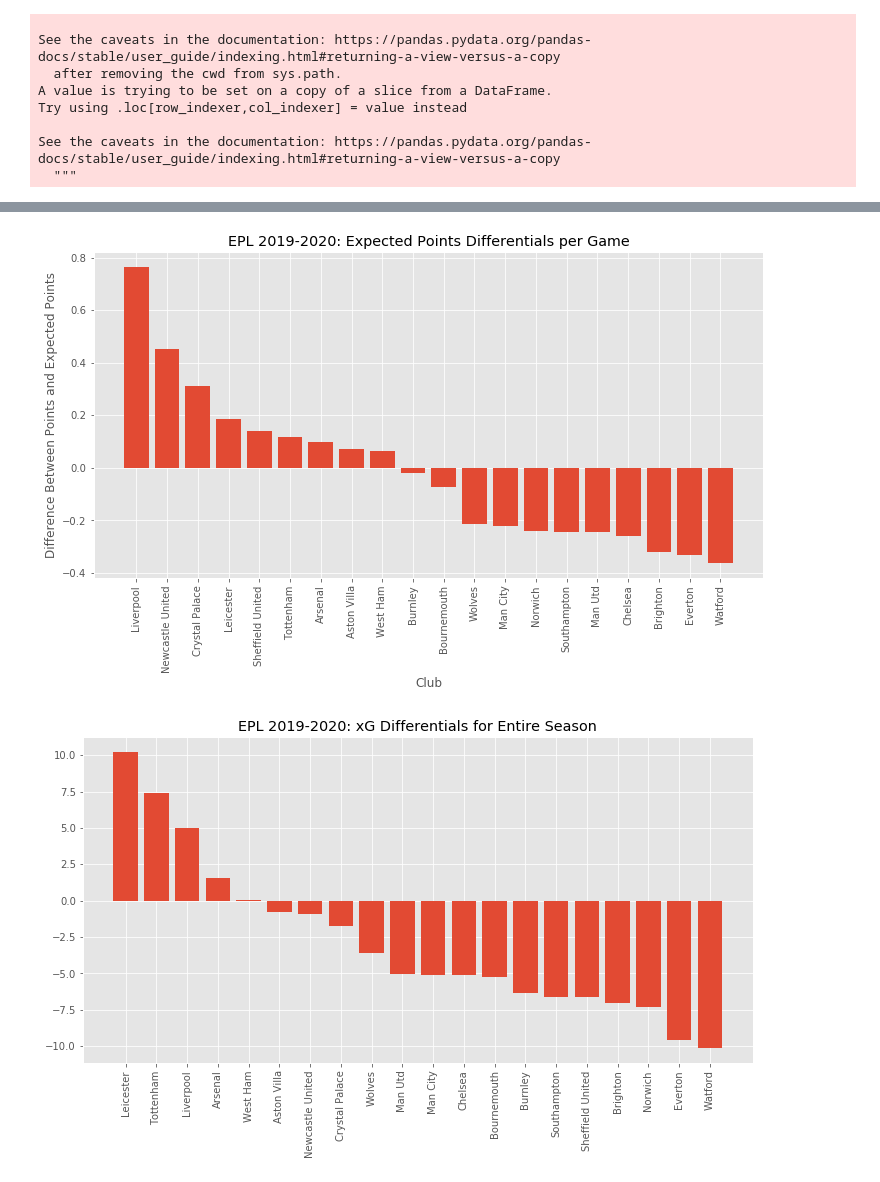
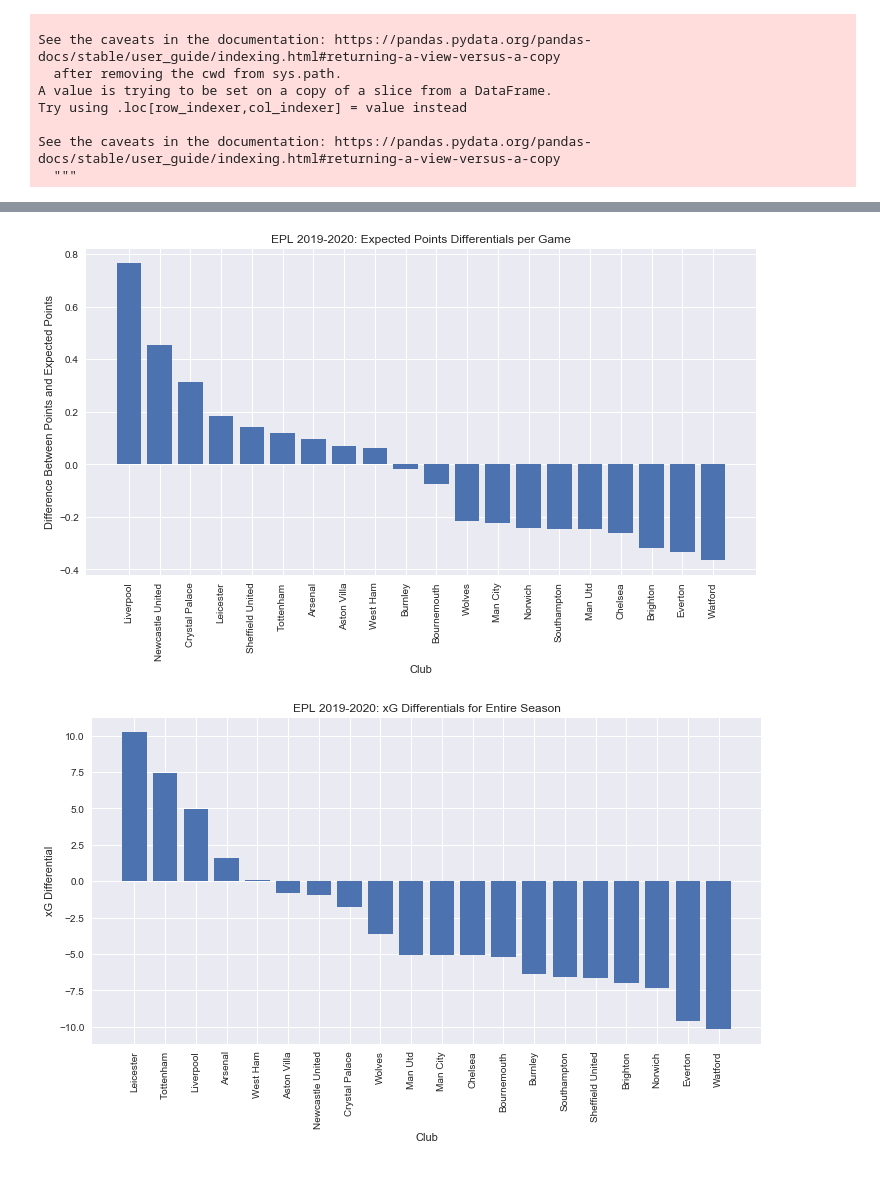
Before and after one commit to troypramsey/WebViz_EPL2019Analysis, a Jupyter notebook: WebVisualizations/resources/data_analysis.ipynb, the cells around one changed output, grey strips where cells are left out. Cells and saved outputs as stored; diff of their text form; code cells hidden in the pictures.

```diff
--- a/WebVisualizations/resources/data_analysis.ipynb
+++ b/WebVisualizations/resources/data_analysis.ipynb
@@ -2,7 +2,7 @@
 import pandas as pd
 from matplotlib import pyplot as plt
 from scipy.stats import linregress
-plt.style.use('ggplot')
+plt.style.use('seaborn')
 # %%
 results = pd.read_csv('epl2020.csv')
 players = pd.read_csv('players_1920_fin.csv')
@@ -105,17 +105,23 @@ plt.xlabel('Club')
 plt.ylabel('Difference Between Points and Expected Points')
 plt.show()
 # %% [output]
-[figure, old version]
+[figure, new version]
 # %%
 total_xG_diff = pd.DataFrame(result_groups.sum().sort_values('xG_diff', ascending=False)).reset_index()
 
 plt.figure(figsize=(12,6))
 plt.bar(total_xG_diff['teamId'], total_xG_diff['xG_diff'])
 plt.xticks(rotation=90)
 plt.title('EPL 2019-2020: xG Differentials for Entire Season')
+plt.xlabel('Club')
+plt.ylabel('xG Differential')
+
+path = f'../visualizations/xg_diff_bar.png'
+plt.savefig(path, format='png')
+
 plt.show()
 # %% [output]
-[figure, old version]
+[figure, new version]
 # %%
 total_npxG_diff = pd.DataFrame(result_groups.sum().sort_values('npxG_diff', ascending=False)).reset_index()
 
```
Also changed, not shown: parts of 6 cells of this notebook, 7 other files.
